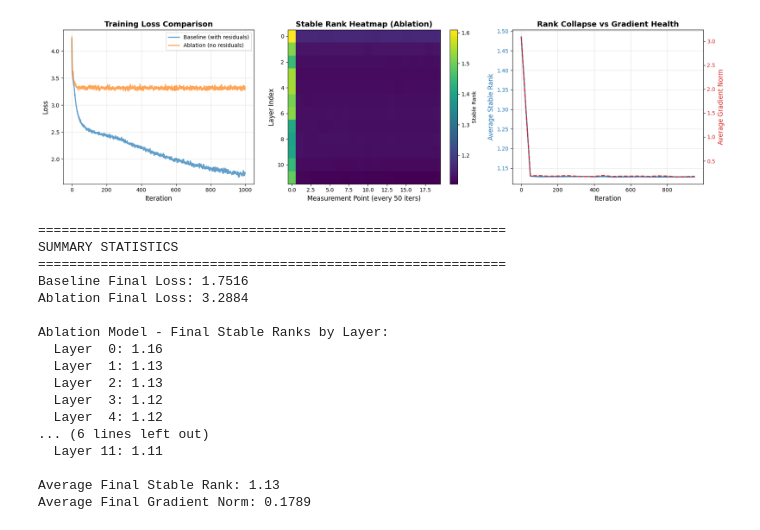
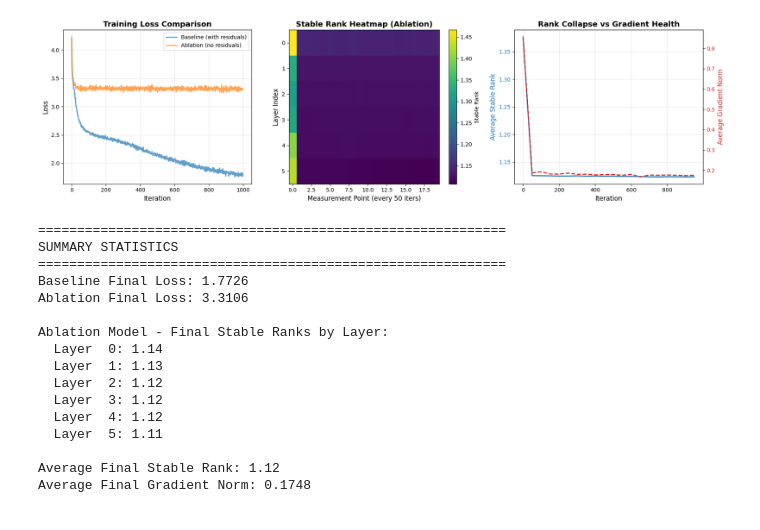
Before and after one commit to CodingYodha/4_gaps, a Jupyter notebook: nano-gpt-drc.ipynb, the cells around one changed output. Drawn from its saved outputs; the diff is of its cells as text; code cells hidden in the pictures.

```diff
--- a/nano-gpt-drc.ipynb
+++ b/nano-gpt-drc.ipynb
@@ -210,7 +210,7 @@ def main():
 
     block_size = 128
     batch_size = 64
-    n_layer = 12
+    n_layer = 6
     n_head = 6
     n_embd = 192
     num_iters = 1000
@@ -335,21 +335,20 @@ Iter 1000/1000, Loss: 3.2884
 
 Generating plots...
 Plots saved as 'rank_collapse_analysis.png'
-[figure, old version]
+[figure, new version]
 ============================================================
 SUMMARY STATISTICS
 ============================================================
-Baseline Final Loss: 1.7516
-Ablation Final Loss: 3.2884
+Baseline Final Loss: 1.7726
+Ablation Final Loss: 3.3106
 
 Ablation Model - Final Stable Ranks by Layer:
-  Layer  0: 1.16
+  Layer  0: 1.14
   Layer  1: 1.13
-  Layer  2: 1.13
+  Layer  2: 1.12
   Layer  3: 1.12
   Layer  4: 1.12
-... (6 lines left out)
-  Layer 11: 1.11
+  Layer  5: 1.11
 
-Average Final Stable Rank: 1.13
-Average Final Gradient Norm: 0.1789
+Average Final Stable Rank: 1.12
+Average Final Gradient Norm: 0.1748
```
Also changed, not shown: parts of 1 cell of this notebook.
